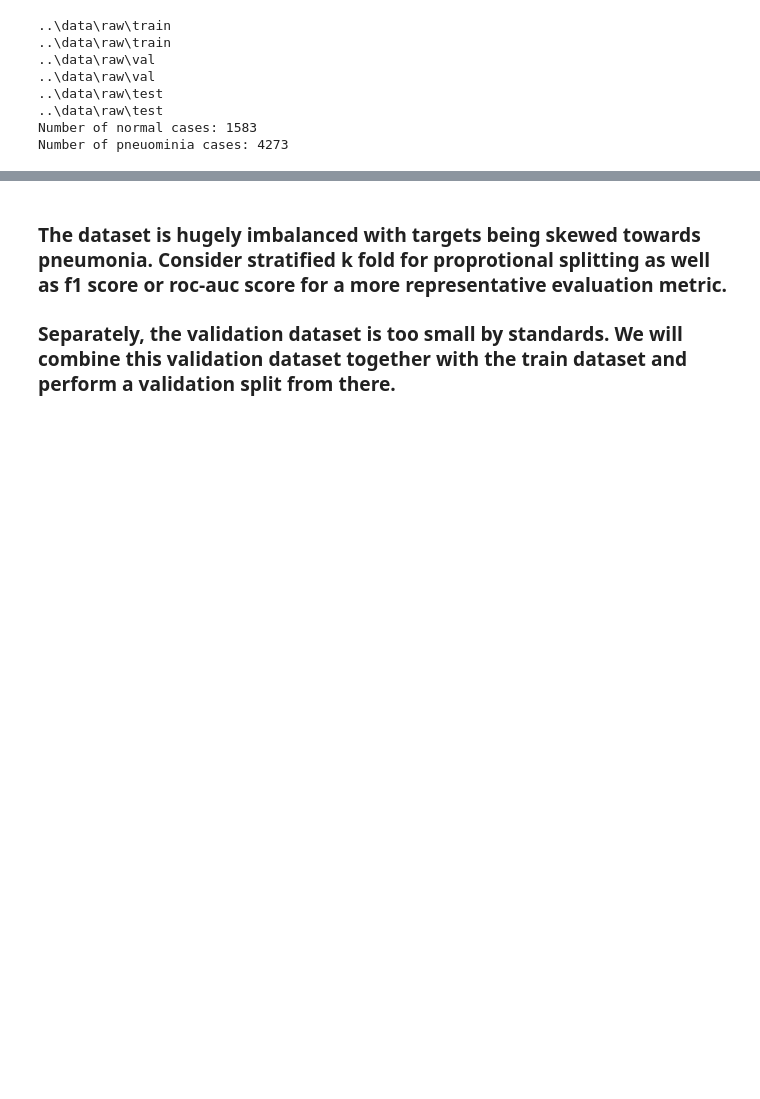
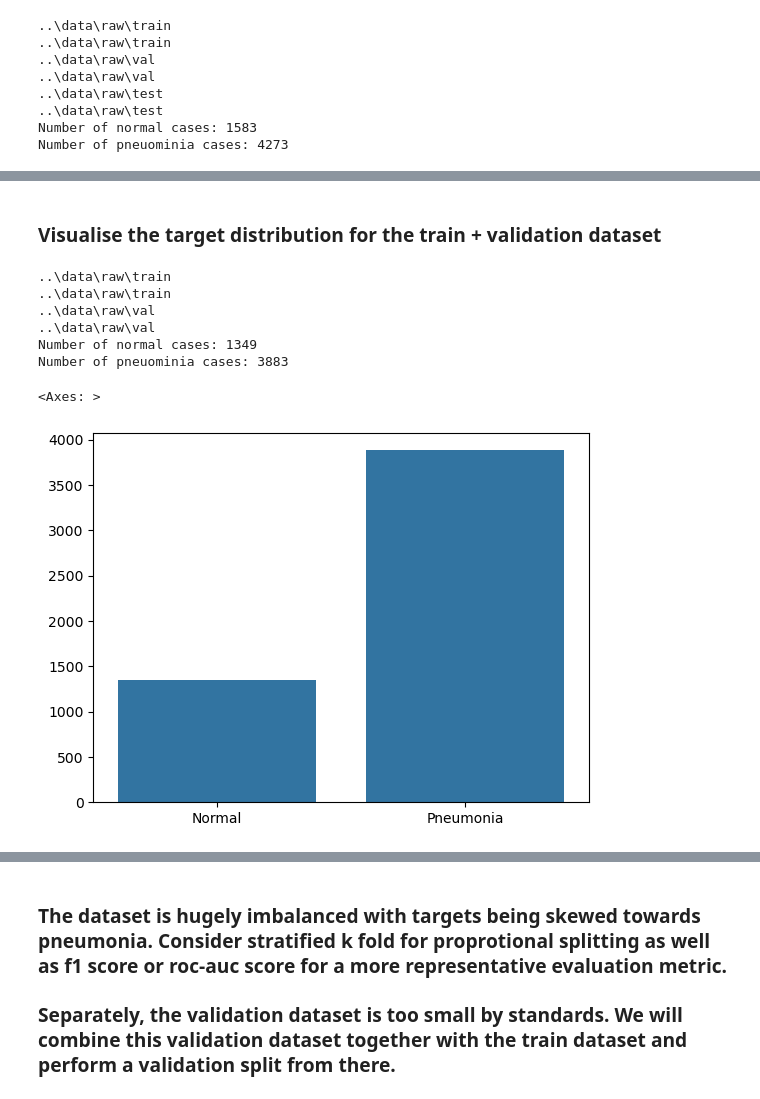
Before and after one commit to Silverdraz/pneuomonia_image_classificaiton, a Jupyter notebook: notebooks/initial_eda.ipynb, the cells around one changed output, grey strips where cells are left out. Drawn from its saved outputs; the diff is of its cells as text; code cells hidden in the pictures; blank space fills up the shorter version.

```diff
--- a/notebooks/initial_eda.ipynb
+++ b/notebooks/initial_eda.ipynb
@@ -157,0 +163,42 @@ Number of pneuominia cases: 4273
+# %% [markdown]
+### Visualise the target distribution for the train + validation dataset
+# %%
+# Set Data Path to data directory
+DATA_PATH_PNEUMONIA = r"..\data\raw"
+
+#Initialise count variables
+normal_count = 0
+pneumonia_count = 0
+labels = ["NORMAL","PNEUMONIA"]
+dataset_type = ["train","val"]
+
+#Iterate through the dataset (train,test,val) and then classification(NORMAL,PNEUMONIA)
+for dataset in dataset_type:
+    dataset_path = os.path.join(DATA_PATH_PNEUMONIA,f"{dataset}")
+    for label in labels:
+        print(dataset_path)
+        dataset_path_in = os.path.join(dataset_path,f"{label}")
+        number_images = len(os.listdir(dataset_path_in))
+        if label == "NORMAL":
+            normal_count += number_images
+        elif label == "PNEUMONIA":
+            pneumonia_count += number_images
+
+print(f"Number of normal cases: {normal_count}")
+print(f"Number of pneuominia cases: {pneumonia_count}")
+
+#Represent as pandas series
+data = {'Normal': normal_count, 'Pneumonia': pneumonia_count}
+data = pd.Series(data=data,index=["Normal","Pneumonia"])
+# %% [output]
+..\data\raw\train
+..\data\raw\train
+..\data\raw\val
+..\data\raw\val
+Number of normal cases: 1349
+Number of pneuominia cases: 3883
+# %%
+sns.barplot(data=data)
+# %% [output]
+<Axes: >
+[figure, added]
```
Also changed, not shown: parts of 10 cells of this notebook, 42 other files.
